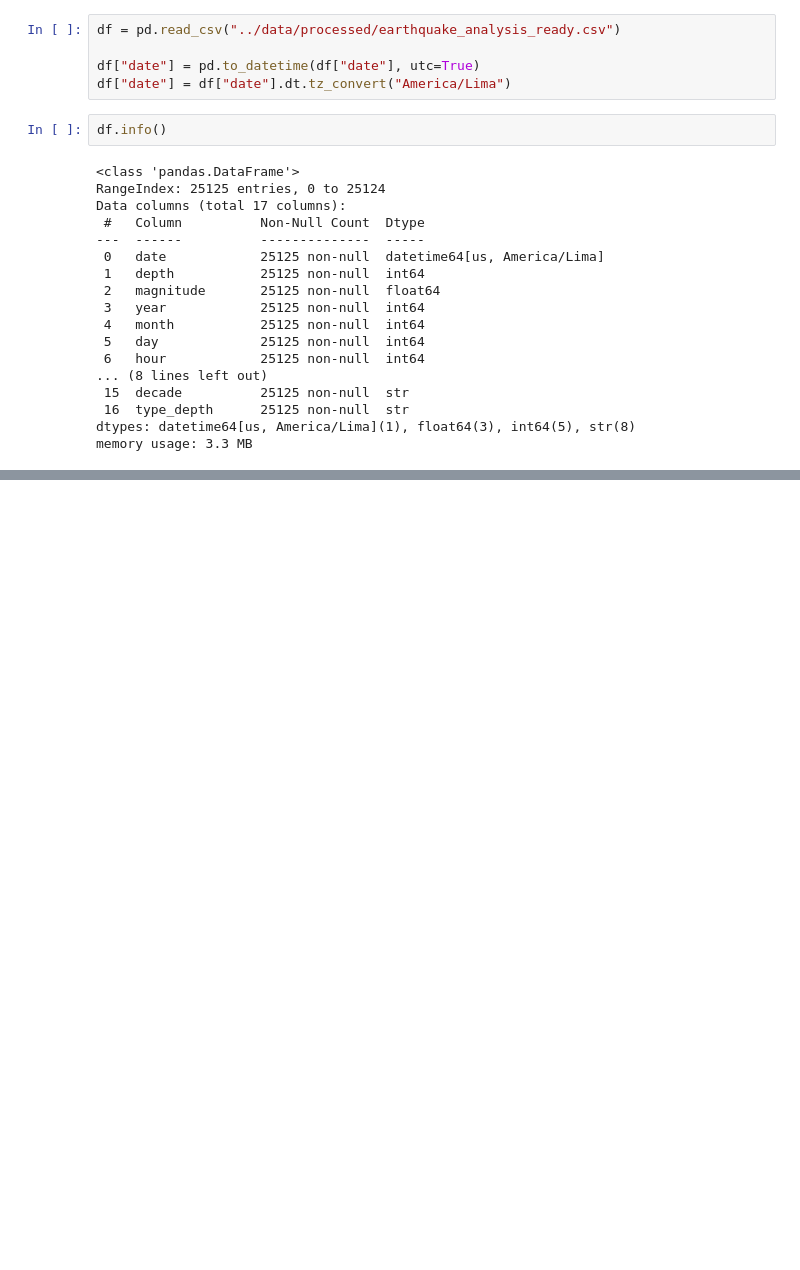
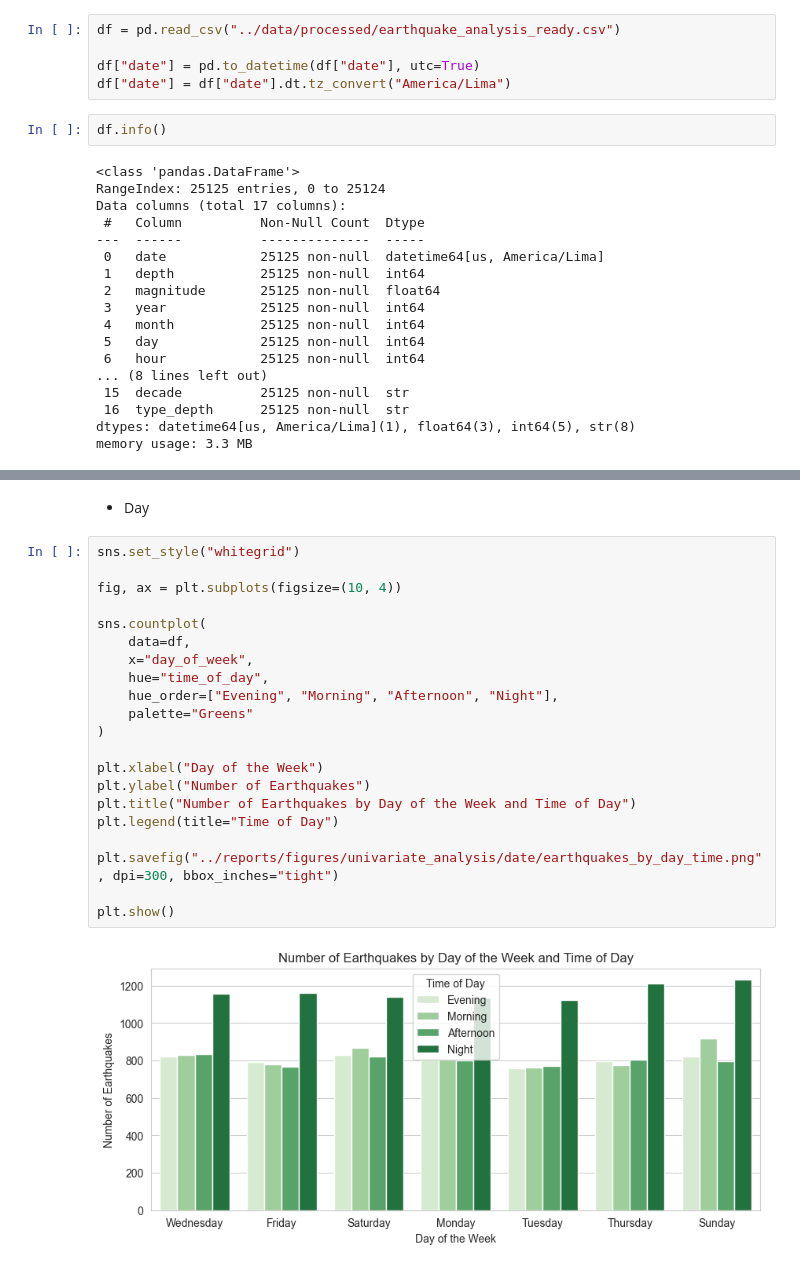
Before and after one commit to N4VHI/navhi-eda-portfolio, a Jupyter notebook: Projects/Project_01_IGP/notebooks/03_univariate_analysis.ipynb, the cells around one changed output, grey strips where cells are left out. Drawn from its saved outputs; the diff is of its cells as text; blank space fills up the shorter version.

```diff
--- a/Projects/Project_01_IGP/notebooks/03_univariate_analysis.ipynb
+++ b/Projects/Project_01_IGP/notebooks/03_univariate_analysis.ipynb
@@ -32,0 +97,25 @@ memory usage: 3.3 MB
+# %% [markdown]
+* Day
+# %%
+sns.set_style("whitegrid")
+
+fig, ax = plt.subplots(figsize=(10, 4))
+
+sns.countplot(
+    data=df,
+    x="day_of_week",
+    hue="time_of_day",
+    hue_order=["Evening", "Morning", "Afternoon", "Night"],
+    palette="Greens"
+)
+
+plt.xlabel("Day of the Week")
+plt.ylabel("Number of Earthquakes")
+plt.title("Number of Earthquakes by Day of the Week and Time of Day")
+plt.legend(title="Time of Day")
+
+plt.savefig("../reports/figures/univariate_analysis/date/earthquakes_by_day_time.png", dpi=300, bbox_inches="tight")
+
+plt.show()
+# %% [output]
+[figure, added]
```
Also changed, not shown: parts of 20 cells of this notebook, 17 other files.
